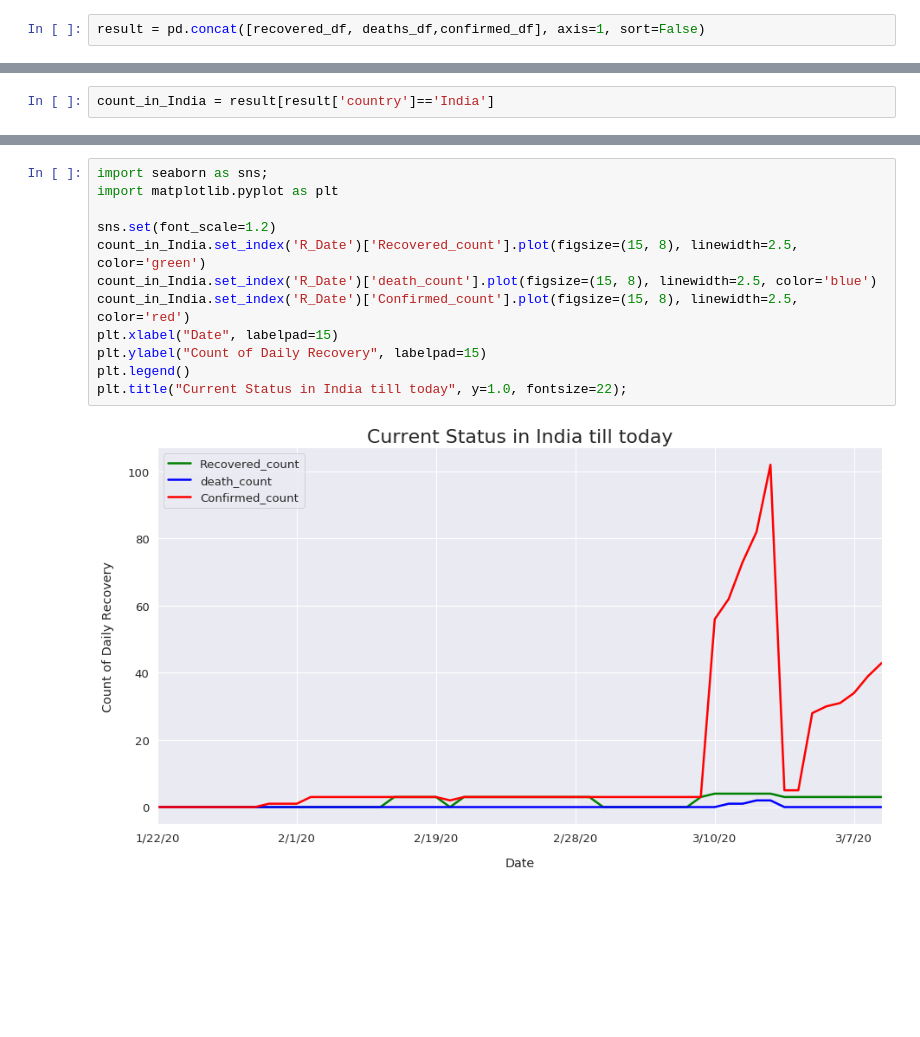
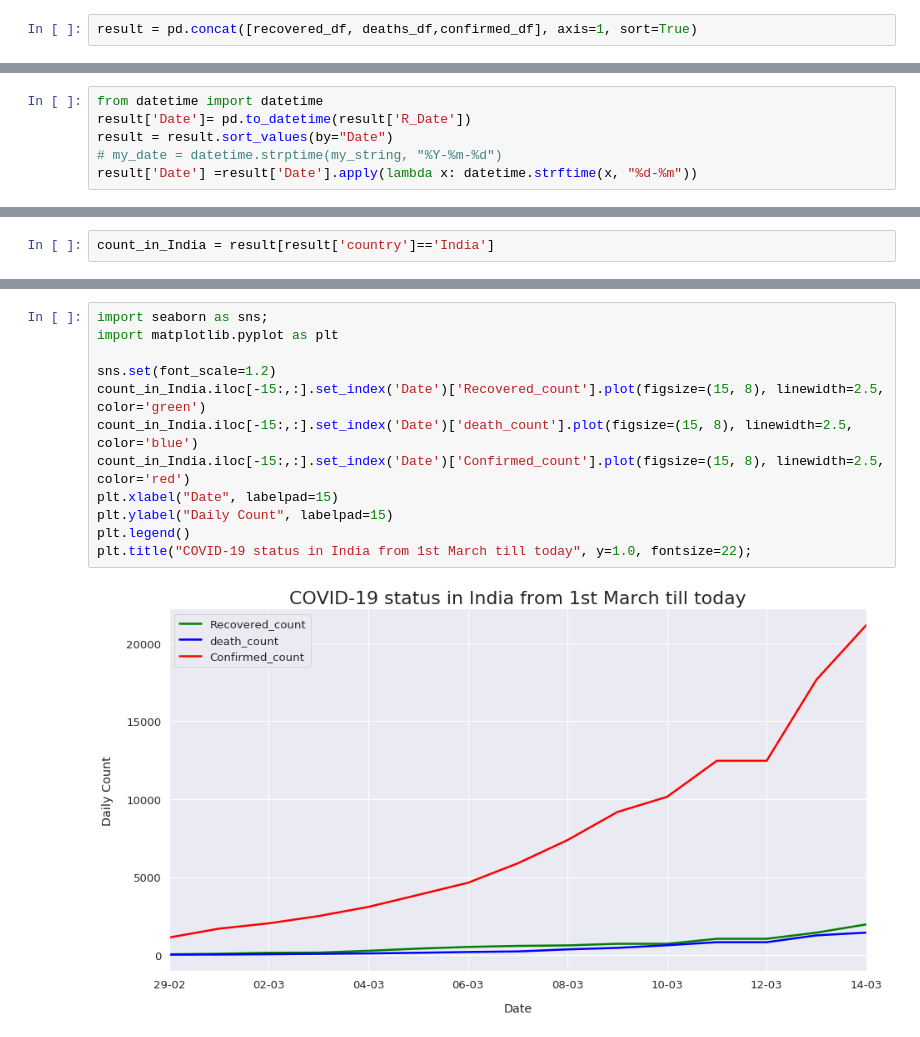
Before and after one commit to radhika1112/Real-time-COVID-19-analysis, a Jupyter notebook: COVID_19_Analysis_on_real_time_data.ipynb, the cells around one changed output, grey strips where cells are left out. Saved outputs shown, nothing was run; the diff lists cells and outputs as text; blank space fills up the shorter version.

```diff
--- a/COVID_19_Analysis_on_real_time_data.ipynb
+++ b/COVID_19_Analysis_on_real_time_data.ipynb
@@ -129,7 +129,7 @@ confirmed_df
 | 23425 | occupied Palestinian territory | 0 | 3/9/20 | 0 |
 23426 rows × 4 columns
 # %%
-result = pd.concat([recovered_df, deaths_df,confirmed_df], axis=1, sort=False)
+result = pd.concat([recovered_df, deaths_df,confirmed_df], axis=1, sort=True)
 # %%
 result
 # %% [output]
@@ -167,0 +181,6 @@ result
+# %%
+from datetime import datetime
+result['Date']= pd.to_datetime(result['R_Date'])
+result = result.sort_values(by="Date")
+# my_date = datetime.strptime(my_string, "%Y-%m-%d")
+result['Date'] =result['Date'].apply(lambda x: datetime.strftime(x, "%d-%m"))
@@ -195,14 +238,14 @@ AttributeError: ignored
 # %%
 import seaborn as sns;
 import matplotlib.pyplot as plt
 
 sns.set(font_scale=1.2)
-count_in_India.set_index('R_Date')['Recovered_count'].plot(figsize=(15, 8), linewidth=2.5, color='green')
-count_in_India.set_index('R_Date')['death_count'].plot(figsize=(15, 8), linewidth=2.5, color='blue')
-count_in_India.set_index('R_Date')['Confirmed_count'].plot(figsize=(15, 8), linewidth=2.5, color='red')
+count_in_India.iloc[-15:,:].set_index('Date')['Recovered_count'].plot(figsize=(15, 8), linewidth=2.5, color='green')
+count_in_India.iloc[-15:,:].set_index('Date')['death_count'].plot(figsize=(15, 8), linewidth=2.5, color='blue')
+count_in_India.iloc[-15:,:].set_index('Date')['Confirmed_count'].plot(figsize=(15, 8), linewidth=2.5, color='red')
 plt.xlabel("Date", labelpad=15)
-plt.ylabel("Count of Daily Recovery", labelpad=15)
+plt.ylabel("Daily Count", labelpad=15)
 plt.legend()
-plt.title("Current Status in India till today", y=1.0, fontsize=22);
+plt.title("COVID-19 status in India from 1st March till today", y=1.0, fontsize=22);
 # %% [output]
-[figure, old version]
+[figure, new version]
```
Also changed, not shown: parts of 7 cells of this notebook.
